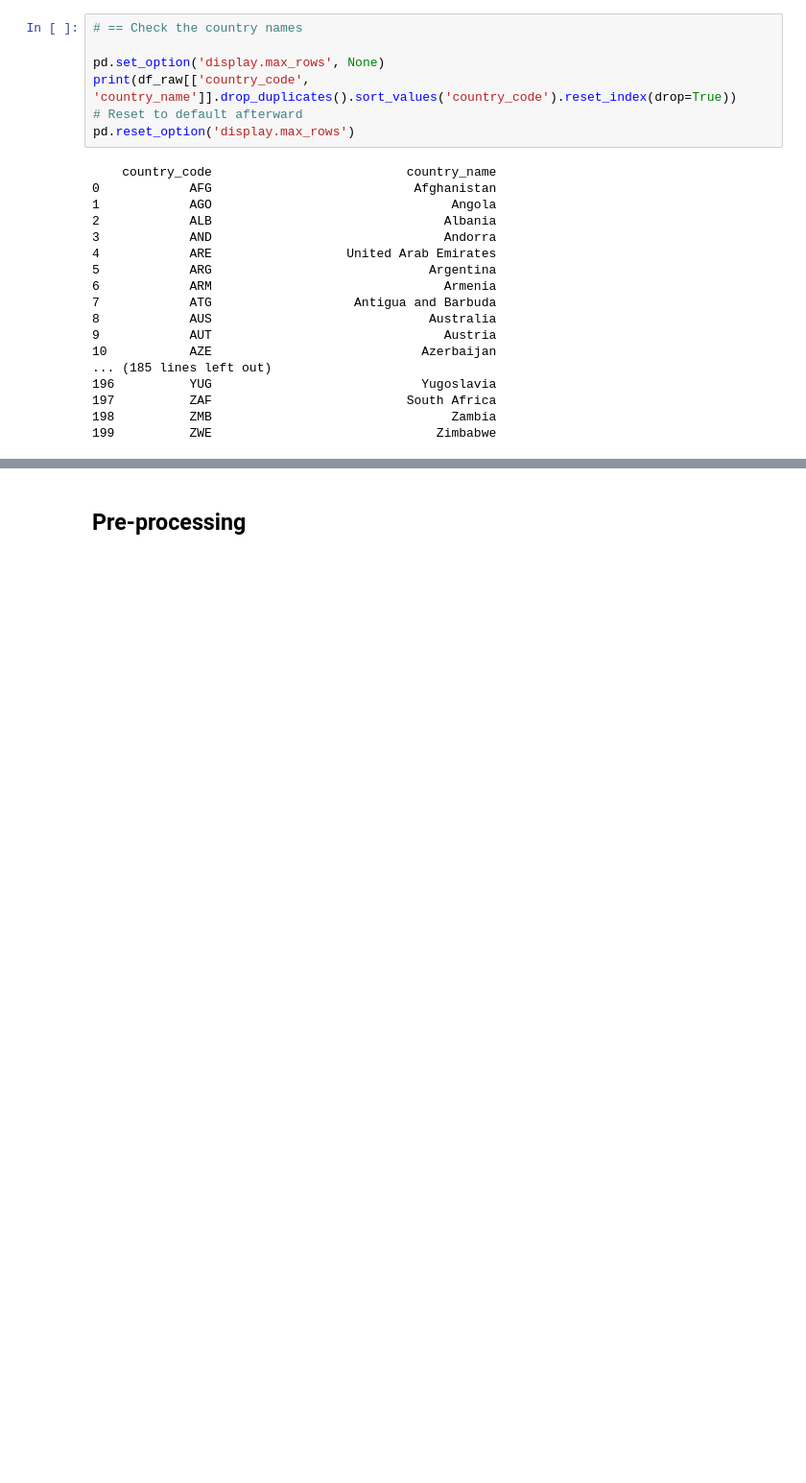
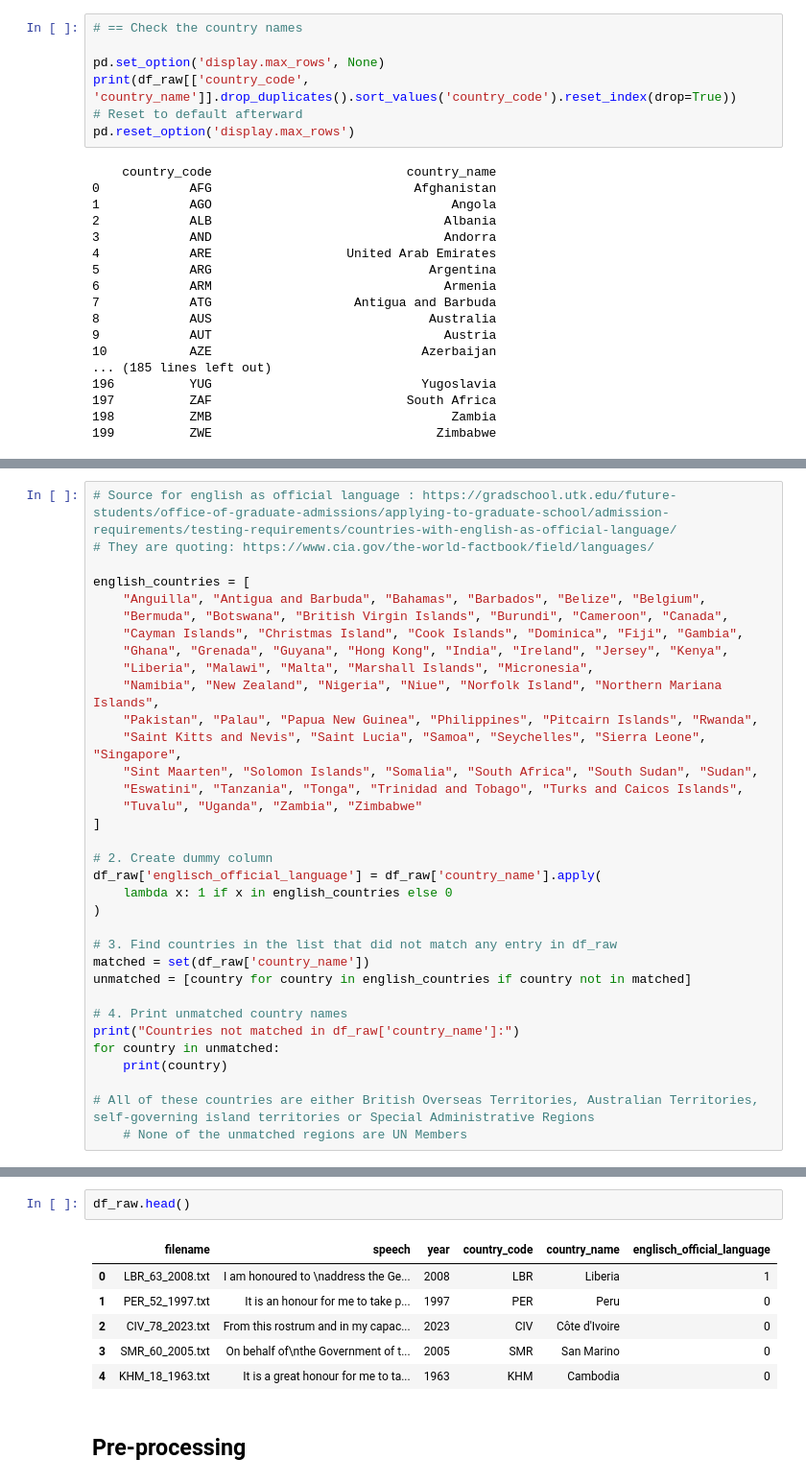
Before and after one commit to SarahFranzen/Emotions_in_the_United_Nations_General_Debates, a Jupyter notebook: 0_data_creation/preprocessing_token_frequency.ipynb, the cells around one changed output, grey strips where cells are left out. Shown: that part at 96% size. Saved outputs shown, nothing was run; the diff lists cells and outputs as text; blank space fills up the shorter version.

```diff
--- a/0_data_creation/preprocessing_token_frequency.ipynb
+++ b/0_data_creation/preprocessing_token_frequency.ipynb
@@ -256,0 +343,34 @@ pd.reset_option('display.max_rows')
+# %%
+# Source for english as official language : https://gradschool.utk.edu/future-students/office-of-graduate-admissions/applying-to-graduate-school/admission-requirements/testing-requirements/countries-with-english-as-official-language/
+# They are quoting: https://www.cia.gov/the-world-factbook/field/languages/
+
+english_countries = [
+    "Anguilla", "Antigua and Barbuda", "Bahamas", "Barbados", "Belize", "Belgium",
+    "Bermuda", "Botswana", "British Virgin Islands", "Burundi", "Cameroon", "Canada",
+    "Cayman Islands", "Christmas Island", "Cook Islands", "Dominica", "Fiji", "Gambia",
+    "Ghana", "Grenada", "Guyana", "Hong Kong", "India", "Ireland", "Jersey", "Kenya",
+    "Liberia", "Malawi", "Malta", "Marshall Islands", "Micronesia",
+    "Namibia", "New Zealand", "Nigeria", "Niue", "Norfolk Island", "Northern Mariana Islands",
+    "Pakistan", "Palau", "Papua New Guinea", "Philippines", "Pitcairn Islands", "Rwanda",
+    "Saint Kitts and Nevis", "Saint Lucia", "Samoa", "Seychelles", "Sierra Leone", "Singapore",
+    "Sint Maarten", "Solomon Islands", "Somalia", "South Africa", "South Sudan", "Sudan",
+    "Eswatini", "Tanzania", "Tonga", "Trinidad and Tobago", "Turks and Caicos Islands",
+    "Tuvalu", "Uganda", "Zambia", "Zimbabwe"
+]
+
+# 2. Create dummy column
+df_raw['englisch_official_language'] = df_raw['country_name'].apply(
+    lambda x: 1 if x in english_countries else 0
+)
+
+# 3. Find countries in the list that did not match any entry in df_raw
+matched = set(df_raw['country_name'])
+unmatched = [country for country in english_countries if country not in matched]
+
+# 4. Print unmatched country names
+print("Countries not matched in df_raw['country_name']:")
+for country in unmatched:
+    print(country)
+
+# All of these countries are either British Overseas Territories, Australian Territories, self-governing island territories or Special Administrative Regions
+    # None of the unmatched regions are UN Members
@@ -257,3 +393,12 @@ pd.reset_option('display.max_rows')
+# %%
+df_raw.head()
+# %% [output]
+|  | filename | speech | year | country_code | country_name | englisch_official_language |
+| 0 | LBR_63_2008.txt | I am honoured to \naddress the Ge... | 2008 | LBR | Liberia | 1 |
+| 1 | PER_52_1997.txt | ﻿It is an honour for me to take p... | 1997 | PER | Peru | 0 |
+| 2 | CIV_78_2023.txt | From this rostrum and in my capac... | 2023 | CIV | Côte d'Ivoire | 0 |
+| 3 | SMR_60_2005.txt | On behalf of\nthe Government of t... | 2005 | SMR | San Marino | 0 |
+| 4 | KHM_18_1963.txt | It is a great honour for me to ta... | 1963 | KHM | Cambodia | 0 |
 # %% [markdown]
 ## Pre-processing
 # %% [markdown]
```
Also changed, not shown: parts of 14 cells of this notebook.
